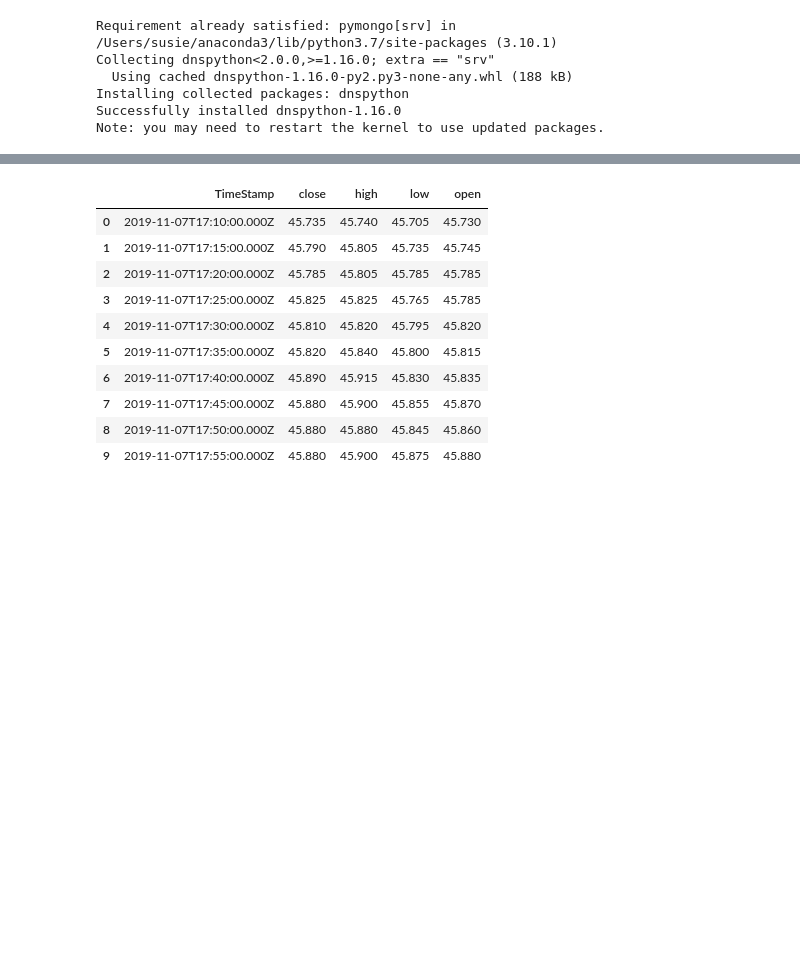
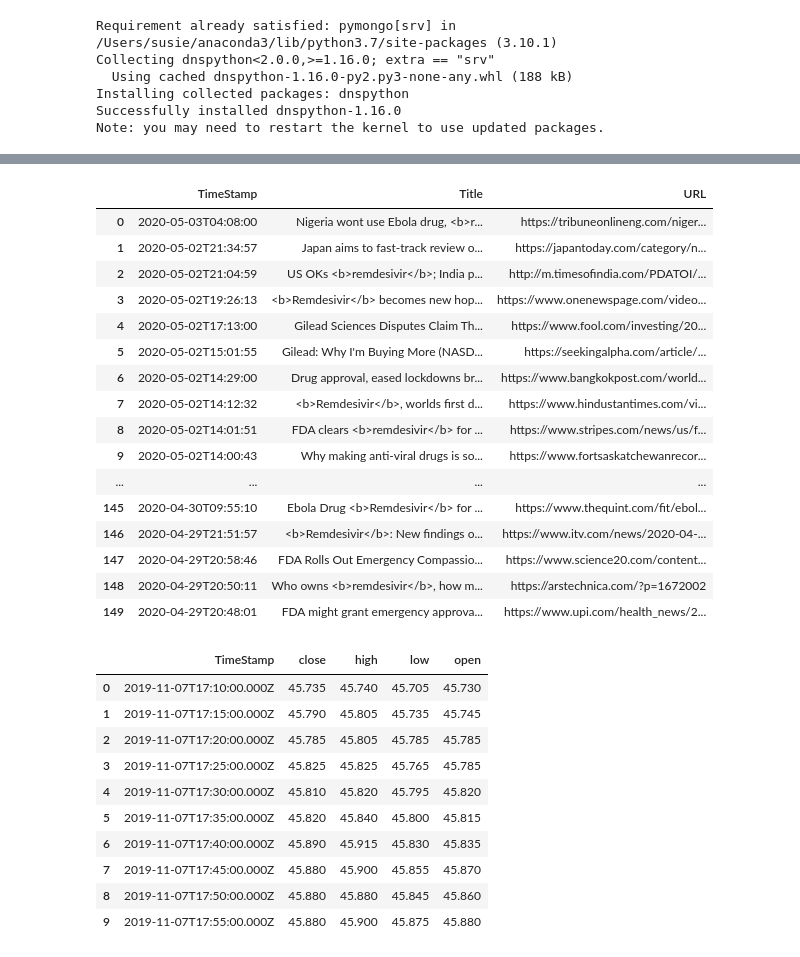
Before and after one commit to HongxiaTang/Covid19_project, a Jupyter notebook: 03_05_2020_mongodb.ipynb, the cells around one changed output, grey strips where cells are left out. Saved outputs shown, nothing was run; the diff lists cells and outputs as text; code cells hidden in the pictures; blank space fills up the shorter version.

```diff
--- a/03_05_2020_mongodb.ipynb
+++ b/03_05_2020_mongodb.ipynb
@@ -52,3 +34,25 @@ print(df)
+# %%
+pd.set_option('display.max_rows',200)
+# %%
+df.head(150)
+# %% [output]
+|  | TimeStamp | Title | URL |
+| 0 | 2020-05-03T04:08:00 | Nigeria wont use Ebola drug, <b>r... | https://tribuneonlineng.com/niger... |
+| 1 | 2020-05-02T21:34:57 | Japan aims to fast-track review o... | https://japantoday.com/category/n... |
+| 2 | 2020-05-02T21:04:59 | US OKs <b>remdesivir</b>; India p... | http://m.timesofindia.com/PDATOI/... |
+| 3 | 2020-05-02T19:26:13 | <b>Remdesivir</b> becomes new hop... | https://www.onenewspage.com/video... |
+| 4 | 2020-05-02T17:13:00 | Gilead Sciences Disputes Claim Th... | https://www.fool.com/investing/20... |
+| 5 | 2020-05-02T15:01:55 | Gilead: Why I'm Buying More (NASD... | https://seekingalpha.com/article/... |
+| 6 | 2020-05-02T14:29:00 | Drug approval, eased lockdowns br... | https://www.bangkokpost.com/world... |
+| 7 | 2020-05-02T14:12:32 | <b>Remdesivir</b>, worlds first d... | https://www.hindustantimes.com/vi... |
+| 8 | 2020-05-02T14:01:51 | FDA clears <b>remdesivir</b> for ... | https://www.stripes.com/news/us/f... |
+| 9 | 2020-05-02T14:00:43 | Why making anti-viral drugs is so... | https://www.fortsaskatchewanrecor... |
+| ... | ... | ... | ... |
+| 145 | 2020-04-30T09:55:10 | Ebola Drug <b>Remdesivir</b> for ... | https://www.thequint.com/fit/ebol... |
+| 146 | 2020-04-29T21:51:57 | <b>Remdesivir</b>: New findings o... | https://www.itv.com/news/2020-04-... |
+| 147 | 2020-04-29T20:58:46 | FDA Rolls Out Emergency Compassio... | https://www.science20.com/content... |
+| 148 | 2020-04-29T20:50:11 | Who owns <b>remdesivir</b>, how m... | https://arstechnica.com/?p=1672002 |
+| 149 | 2020-04-29T20:48:01 | FDA might grant emergency approva... | https://www.upi.com/health_news/2... |
 # %%
 client = MongoClient('mongodb+srv://FTDMember:M2FTD@cluster0-sqhg2.mongodb.net/test?retryWrites=true&w=majority')
 db=client['Tobacco']
```
Also changed, not shown: parts of 2 cells of this notebook, 2 other files.
